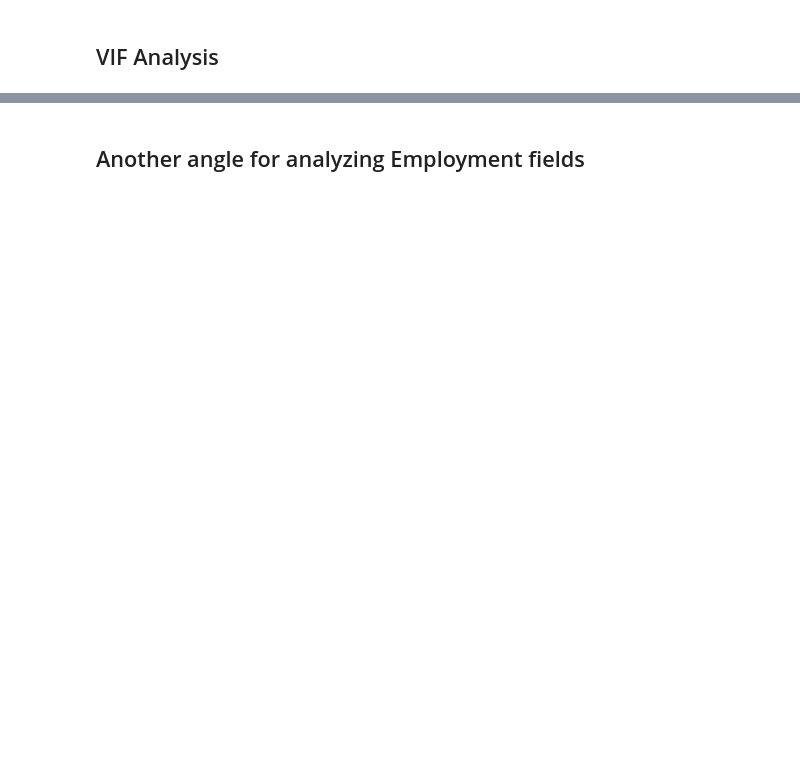
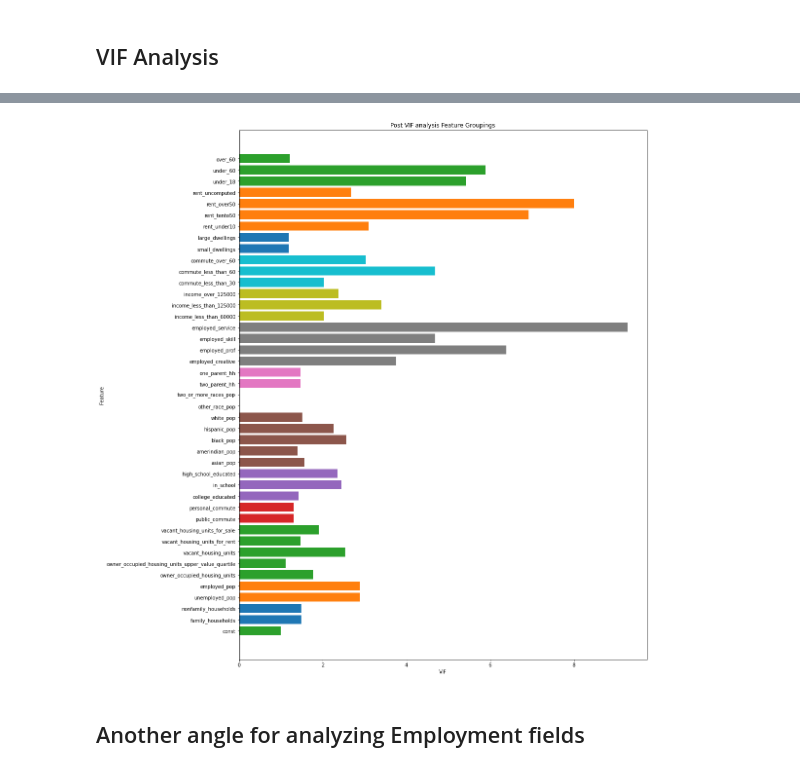
Before and after one commit to Yukti-K/7Park, a Jupyter notebook: Yukti/7park_group_features_kmeans_vif.ipynb, the cells around one changed output, grey strips where cells are left out. Saved outputs shown, nothing was run; the diff lists cells and outputs as text; code cells hidden in the pictures; blank space fills up the shorter version.

```diff
--- a/Yukti/7park_group_features_kmeans_vif.ipynb
+++ b/Yukti/7park_group_features_kmeans_vif.ipynb
@@ -157,3 +215,7 @@ male_over_60 = male_over_60.astype(float)
+# %%
+under_18=female_under_18.astype(float)+male_under_18.astype(float)
+under_60=female_under_60.astype(float)+male_under_60.astype(float)
+over_60=female_over_60.astype(float)+male_over_60.astype(float)
 # %% [markdown]
 #### Grouping rent affordability columns together
 # %%
@@ -862,0 +1148,7 @@ for idx,vif in enumerate(vifgroupings):
+# %%
+acs_final_vif=pd.DataFrame(dict_vif)
+# %%
+x_std_vif=acs_final_vif.astype(float)
+for col in x_std_vif.columns:
+     x_std_vif[col]=(x_std_vif[col]-x_std_vif[col].mean())/x_std_vif[col].std()
+x_std_vif.sample(2)
@@ -863,3 +1159,24 @@ for idx,vif in enumerate(vifgroupings):
+# %%
+from statsmodels.stats.outliers_influence import variance_inflation_factor
+from statsmodels.tools.tools import add_constant
+
+
+plt.figure(figsize=(15,20))
+for idx,vif in enumerate(vifgroupings_vif):
+    X = add_constant(x_std_vif[vifgroupings_vif[idx]])
+    vif_data = pd.DataFrame()
+    vif_data["feature"] = X.columns
+    try:
+        vif_data["VIF"] = [variance_inflation_factor(X.values, i)
+                                  for i in range(len(X.columns))]
+        plt.barh(vif_data["feature"],vif_data["VIF"])
+        plt.title("Post VIF analysis Feature Groupings")
+        plt.xlabel("VIF")
+        plt.ylabel("Feature")
+    except:
+        print("Unable to calculate VIF for the following:",X.columns)
+# %% [output]
+[figure, added]
 # %% [markdown]
 <h2>Another angle for analyzing Employment fields</h2>
 # %%
```
Also changed, not shown: parts of 41 cells of this notebook.
